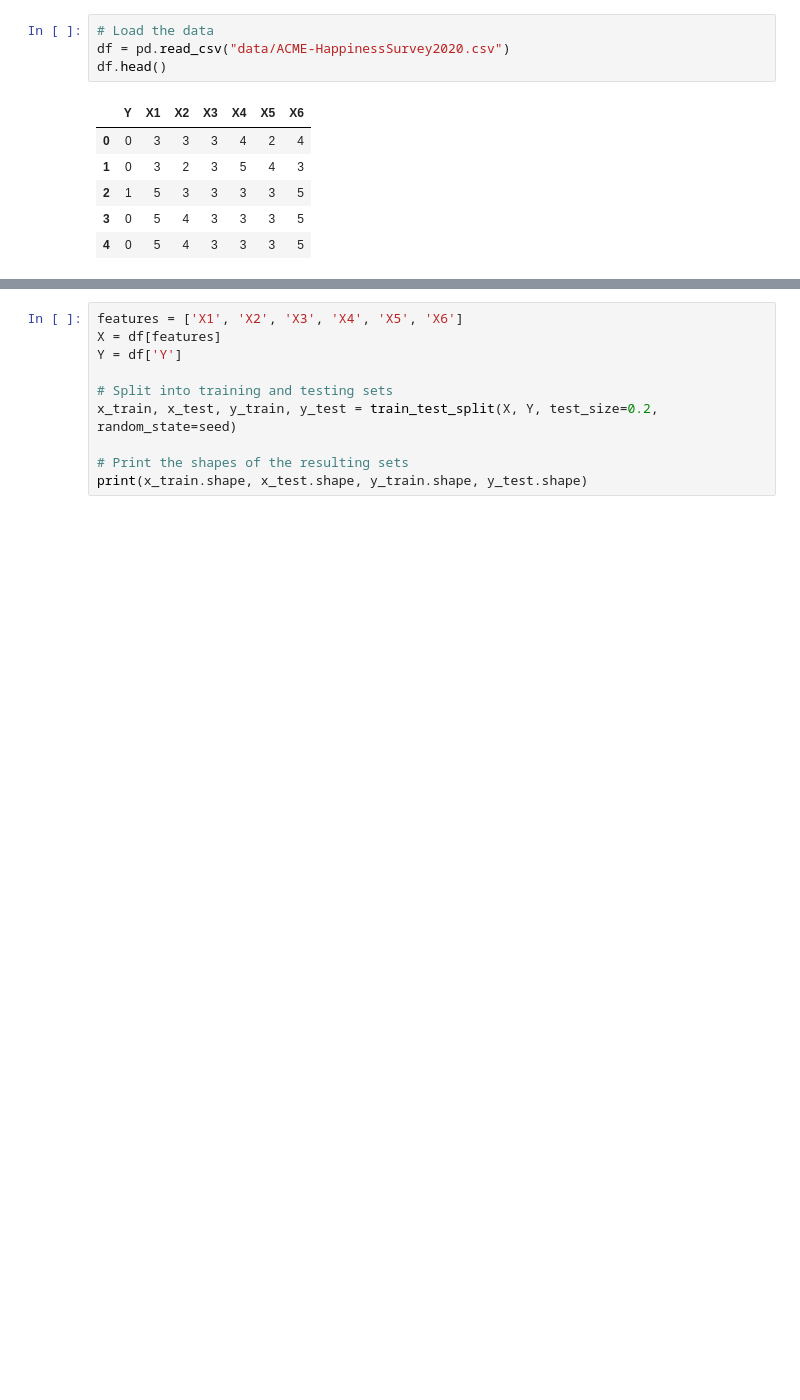
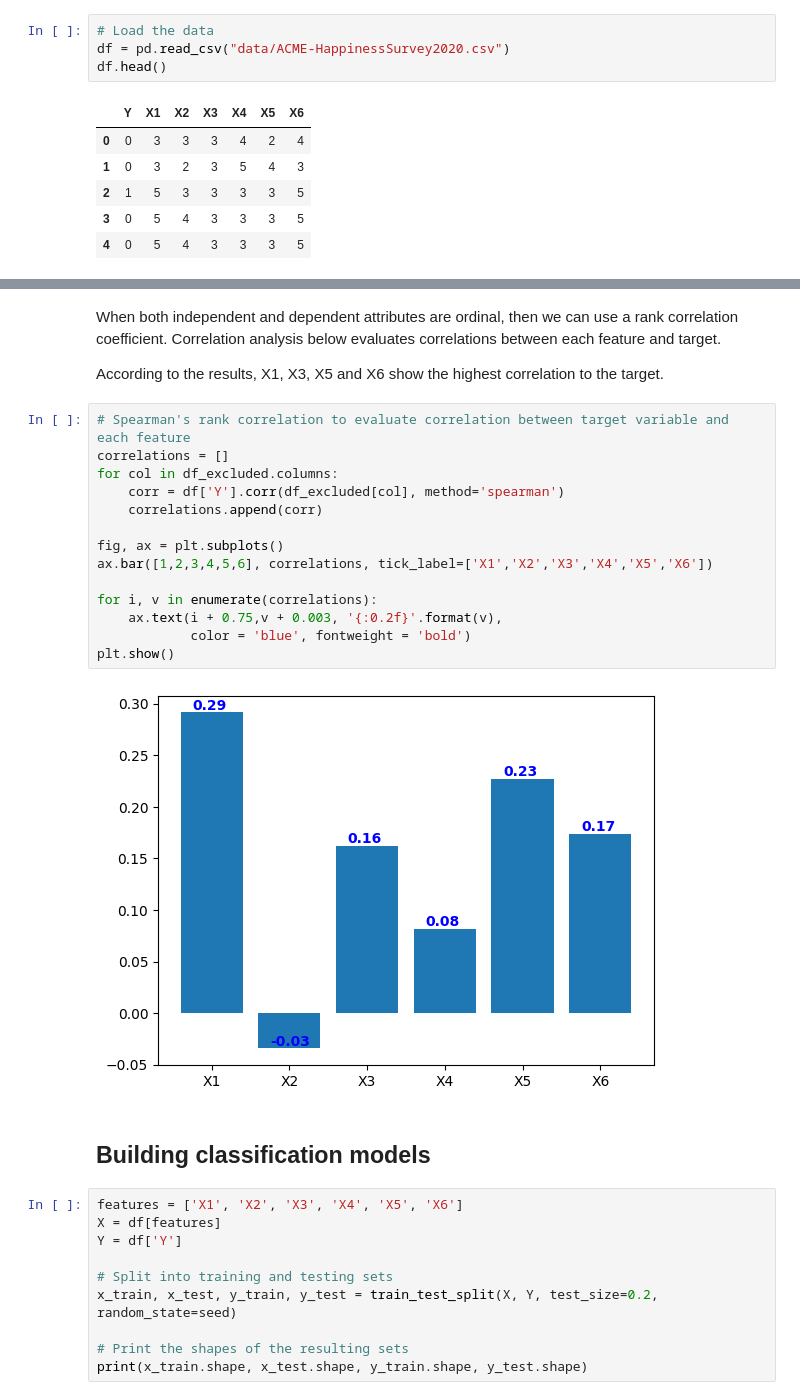
Before and after one commit to buddhiW/QuAOVkQp1uAMReTF, a Jupyter notebook: main.ipynb, the cells around one changed output, grey strips where cells are left out. Cells and saved outputs as stored; diff of their text form; blank space fills up the shorter version.

```diff
--- a/main.ipynb
+++ b/main.ipynb
@@ -96,3 +126,25 @@ print(seed)
+# %% [markdown]
+When both independent and dependent attributes are ordinal, then we can use a rank correlation coefficient. Correlation analysis below evaluates correlations between each feature and target.
+
+According to the results, X1, X3, X5 and X6 show the highest correlation to the target.
+# %%
+# Spearman's rank correlation to evaluate correlation between target variable and each feature
+correlations = []
+for col in df_excluded.columns:
+    corr = df['Y'].corr(df_excluded[col], method='spearman')
+    correlations.append(corr)
+
+fig, ax = plt.subplots()
+ax.bar([1,2,3,4,5,6], correlations, tick_label=['X1','X2','X3','X4','X5','X6'])
+
+for i, v in enumerate(correlations):
+    ax.text(i + 0.75,v + 0.003, '{:0.2f}'.format(v),
+            color = 'blue', fontweight = 'bold')
+plt.show()
+# %% [output]
+[figure, added]
+# %% [markdown]
+## Building classification models
 # %%
 features = ['X1', 'X2', 'X3', 'X4', 'X5', 'X6']
 X = df[features]
```
Also changed, not shown: parts of 51 cells of this notebook, 1 other file.
